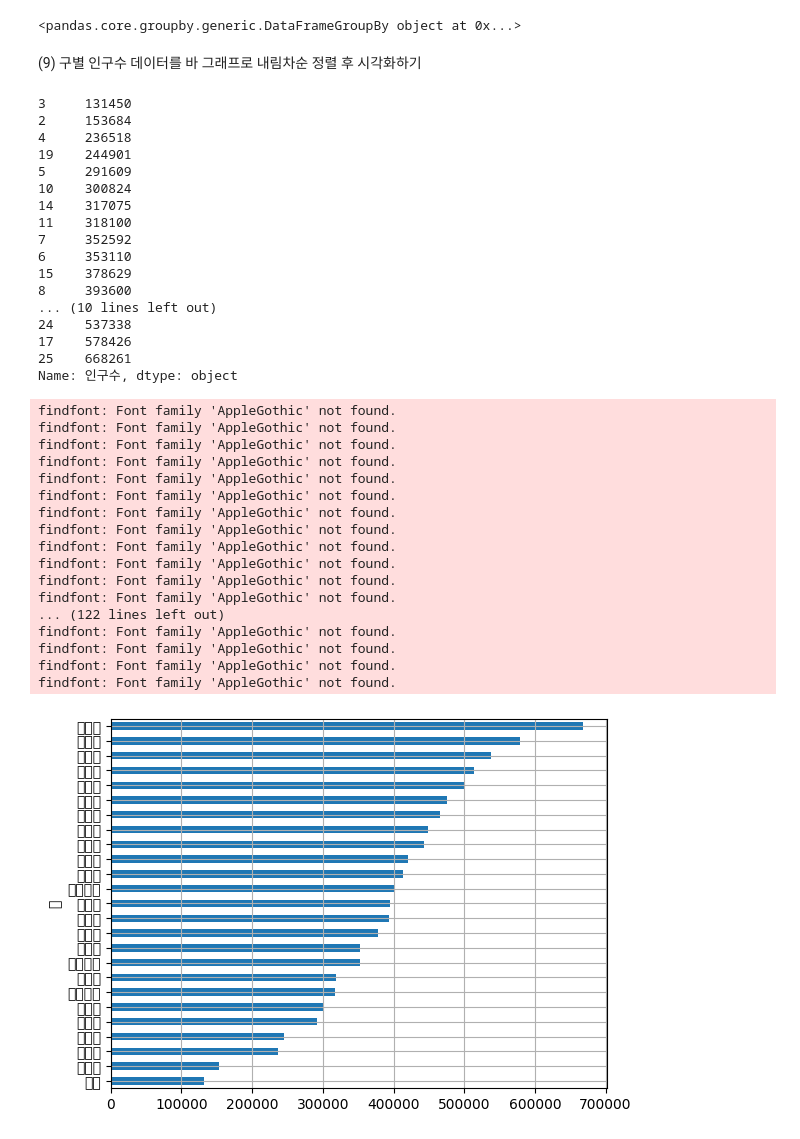
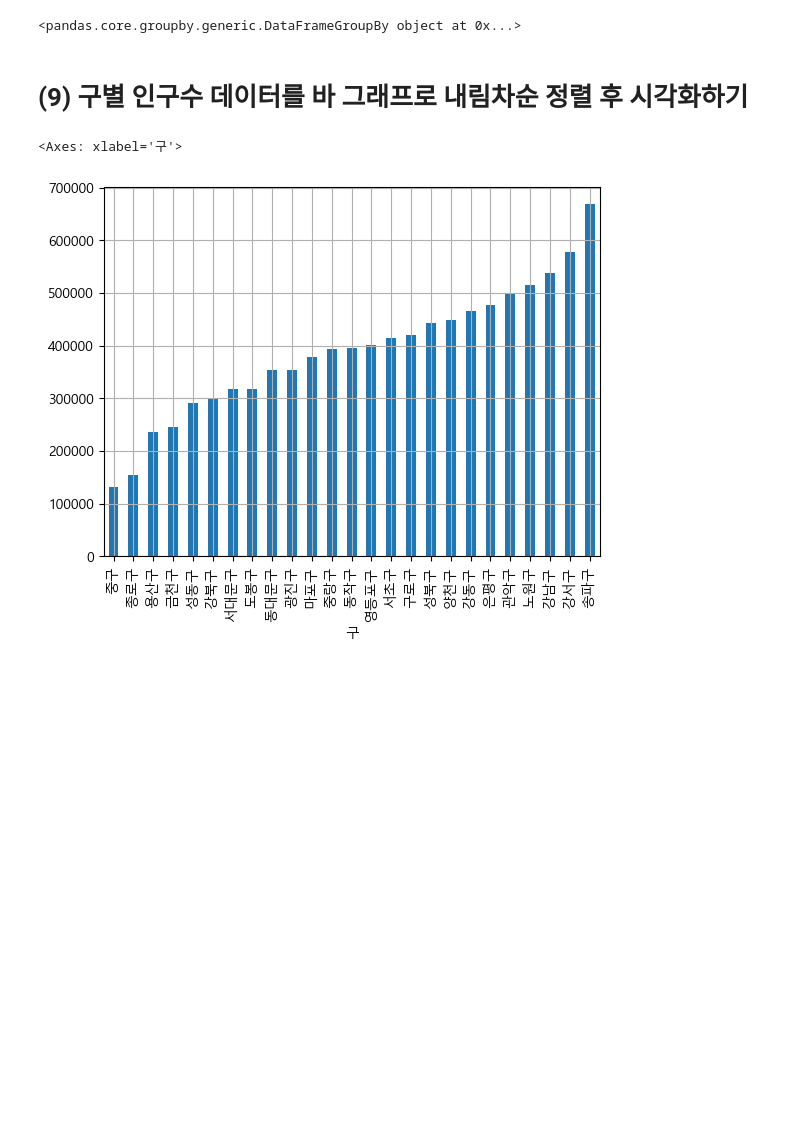
Before and after one commit to favorsyoon/python_advance, a Jupyter notebook: 04-26/seoul_population.ipynb, the cells around one changed output. Drawn from its saved outputs; the diff is of its cells as text; code cells hidden in the pictures; blank space fills up the shorter version.

```diff
--- a/04-26/seoul_population.ipynb
+++ b/04-26/seoul_population.ipynb
@@ -417,48 +417,20 @@ visual_df = new_df.set_index('구')
 
 # 이 코드는 visual_df 라는 데이터프레임의 '인구수' 컬럼을 그래프로 표현하는 것입니다.
 # kind='bar' 이 옵션은 막대 그래프를 그리라는 뜻이고, grid=True 는 그래프의 격자선을 표시하라는 뜻입니다.
+# %%
+### (8) 인덱스 값을 '구'별 데이터로 변경하기 - groupby 활용
+visual_df=new_df.set_index('구')
 # %% [markdown]
-(9) 구별 인구수 데이터를 바 그래프로 내림차순 정렬 후 시각화하기
+# (9) 구별 인구수 데이터를 바 그래프로 내림차순 정렬 후 시각화하기
 # %%
-plt.rcParams["font.family"] = "Malgun Gothic" # Windows
-# plt.rcParams['font.family'] = "AppleGothic" # Mac
-visual_df['인구수'].sort_values().plot(kind='barh', grid=True)
+### (9) 구별 인구수 데이터를 바 그래프로 내림차순 정렬 후 시각화하기
+plt.rcParams['font.family']="Malgun Gothic" # windows
+# plt.rcParams['font.family']="AppleGothic" # mac
+# visual_df['인구수'].plot(kind='bar', grid=True)
+visual_df['인구수'].sort_values().plot(kind='bar', grid=True) # 오름차순 정렬을 해준다
 
-df.sort_values(by='인구수')
-df['인구수'].sort_values()
+# df.sort_values(by='인구수')
+# df['인구수'].sort_values()
 # %% [output]
-3     131450
-2     153684
-4     236518
-19    244901
-5     291609
-10    300824
-14    317075
-11    318100
-7     352592
-6     353110
-15    378629
-8     393600
-... (10 lines left out)
-24    537338
-17    578426
-25    668261
-Name: 인구수, dtype: object
+<Axes: xlabel='구'>
-findfont: Font family 'AppleGothic' not found.
-findfont: Font family 'AppleGothic' not found.
-findfont: Font family 'AppleGothic' not found.
-findfont: Font family 'AppleGothic' not found.
-findfont: Font family 'AppleGothic' not found.
-findfont: Font family 'AppleGothic' not found.
-findfont: Font family 'AppleGothic' not found.
-findfont: Font family 'AppleGothic' not found.
-findfont: Font family 'AppleGothic' not found.
-findfont: Font family 'AppleGothic' not found.
-findfont: Font family 'AppleGothic' not found.
-findfont: Font family 'AppleGothic' not found.
-... (122 lines left out)
-findfont: Font family 'AppleGothic' not found.
-findfont: Font family 'AppleGothic' not found.
-findfont: Font family 'AppleGothic' not found.
-findfont: Font family 'AppleGothic' not found.
-[figure, old version]
+[figure, new version]
```
Also changed, not shown: parts of 3 cells of this notebook, 3 other files.
